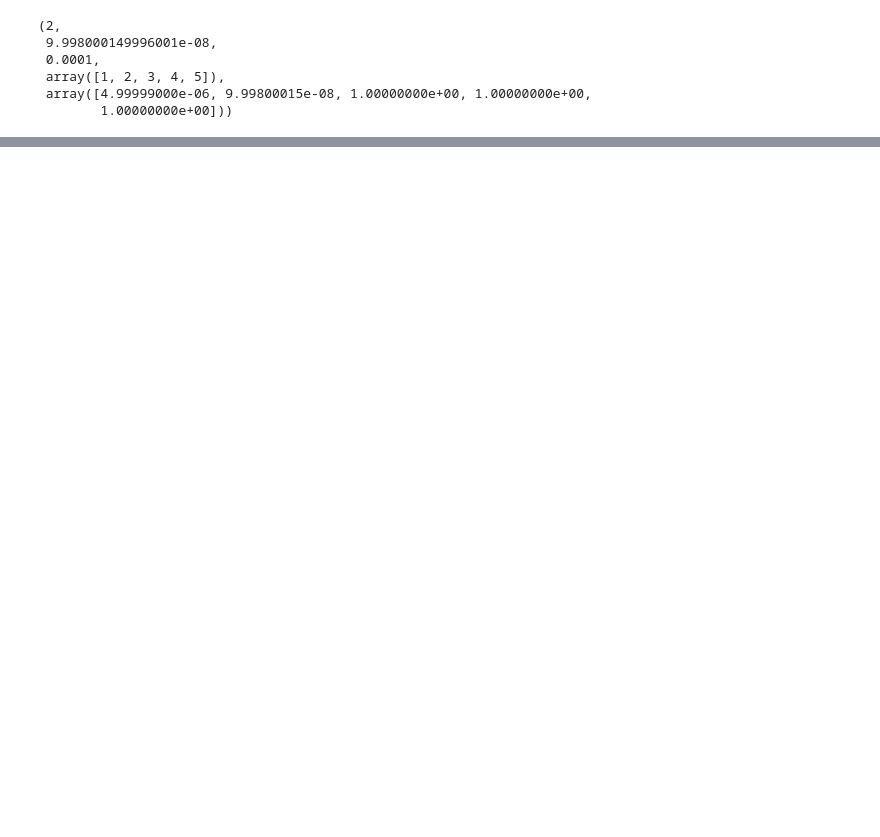
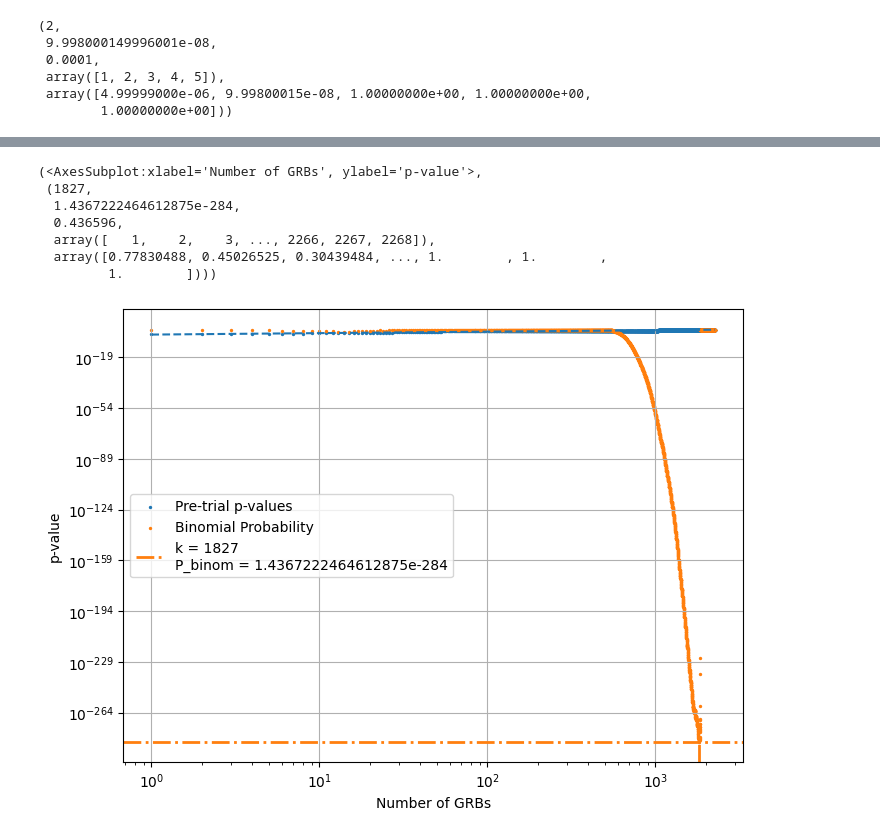
Before and after one commit to ChujieChen/greco_grb, a Jupyter notebook: notebooks/11_binomial_test.ipynb, the cells around one changed output, grey strips where cells are left out. Drawn from its saved outputs; the diff is of its cells as text; code cells hidden in the pictures; blank space fills up the shorter version.

```diff
--- a/notebooks/11_binomial_test.ipynb
+++ b/notebooks/11_binomial_test.ipynb
@@ -201,0 +323,11 @@ array([[0.      , 1.      ],
+# %%
+plot_null_binom_example(1)
+# %% [output]
+(<AxesSubplot:xlabel='Number of GRBs', ylabel='p-value'>,
+ (1827,
+  1.4367222464612875e-284,
+  0.436596,
+  array([   1,    2,    3, ..., 2266, 2267, 2268]),
+  array([0.77830488, 0.45026525, 0.30439484, ..., 1.        , 1.        ,
+         1.        ])))
+[figure, added]
```
Also changed, not shown: parts of 62 cells of this notebook, 10 other files.
